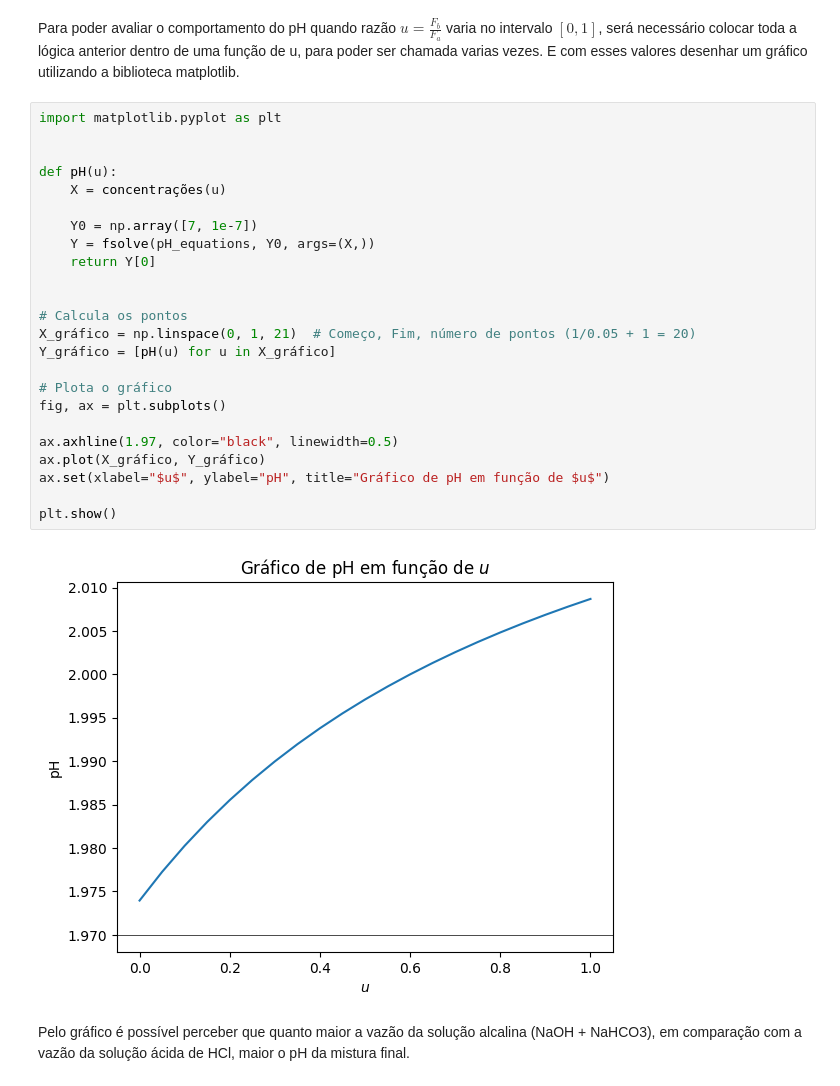
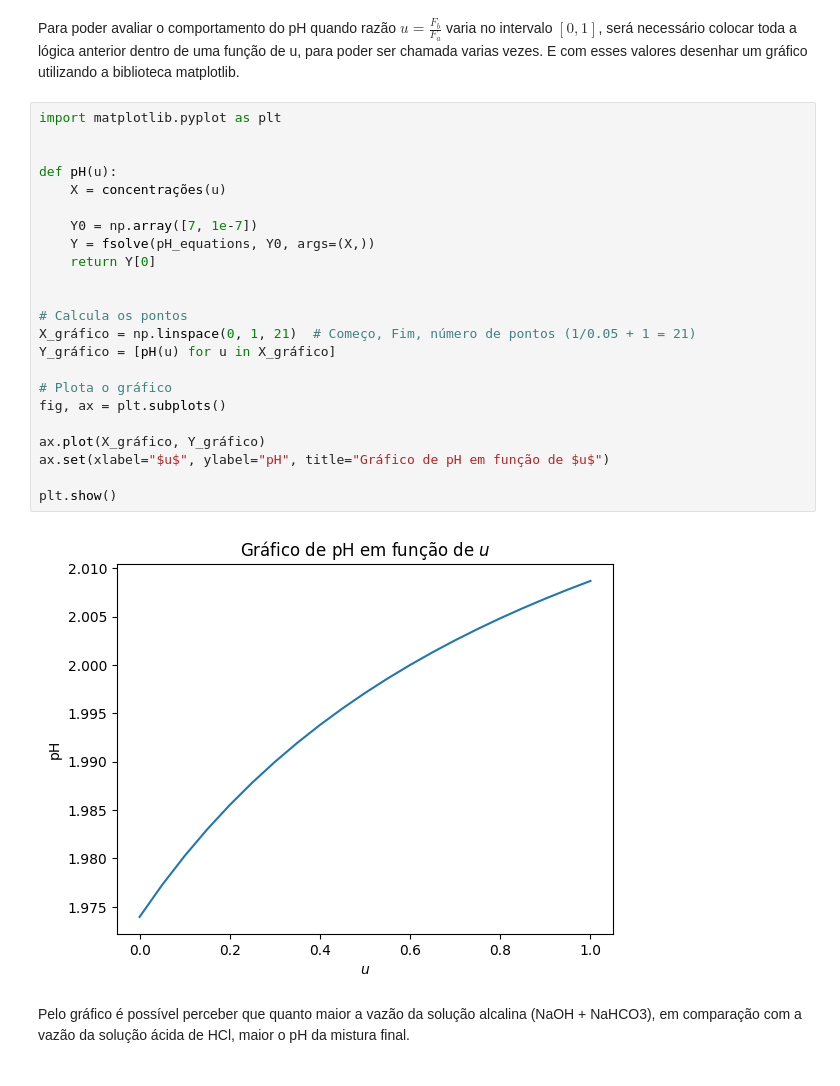
Before and after one commit to silash35/worklab, a Jupyter notebook: UFBA/ENGG03/engg03/prova1.ipynb, the cells around one changed output. Drawn from its saved outputs; the diff is of its cells as text.

```diff
--- a/UFBA/ENGG03/engg03/prova1.ipynb
+++ b/UFBA/ENGG03/engg03/prova1.ipynb
@@ -114,28 +115,27 @@ Para poder avaliar o comportamento do pH quando razão $u = \frac{F_b}{F_a}$ var
 # %%
 import matplotlib.pyplot as plt
 
 
 def pH(u):
     X = concentrações(u)
 
     Y0 = np.array([7, 1e-7])
     Y = fsolve(pH_equations, Y0, args=(X,))
     return Y[0]
 
 
 # Calcula os pontos
-X_gráfico = np.linspace(0, 1, 21)  # Começo, Fim, número de pontos (1/0.05 + 1 = 20)
+X_gráfico = np.linspace(0, 1, 21)  # Começo, Fim, número de pontos (1/0.05 + 1 = 21)
 Y_gráfico = [pH(u) for u in X_gráfico]
 
 # Plota o gráfico
 fig, ax = plt.subplots()
 
-ax.axhline(1.97, color="black", linewidth=0.5)
 ax.plot(X_gráfico, Y_gráfico)
 ax.set(xlabel="$u$", ylabel="pH", title="Gráfico de pH em função de $u$")
 
 plt.show()
 # %% [output]
-[figure, old version]
+[figure, new version]
 # %% [markdown]
 Pelo gráfico é possível perceber que quanto maior a vazão da solução alcalina (NaOH + NaHCO3), em comparação com a vazão da solução ácida de HCl, maior o pH da mistura final.
```
Also changed, not shown: parts of 2 cells of this notebook.
